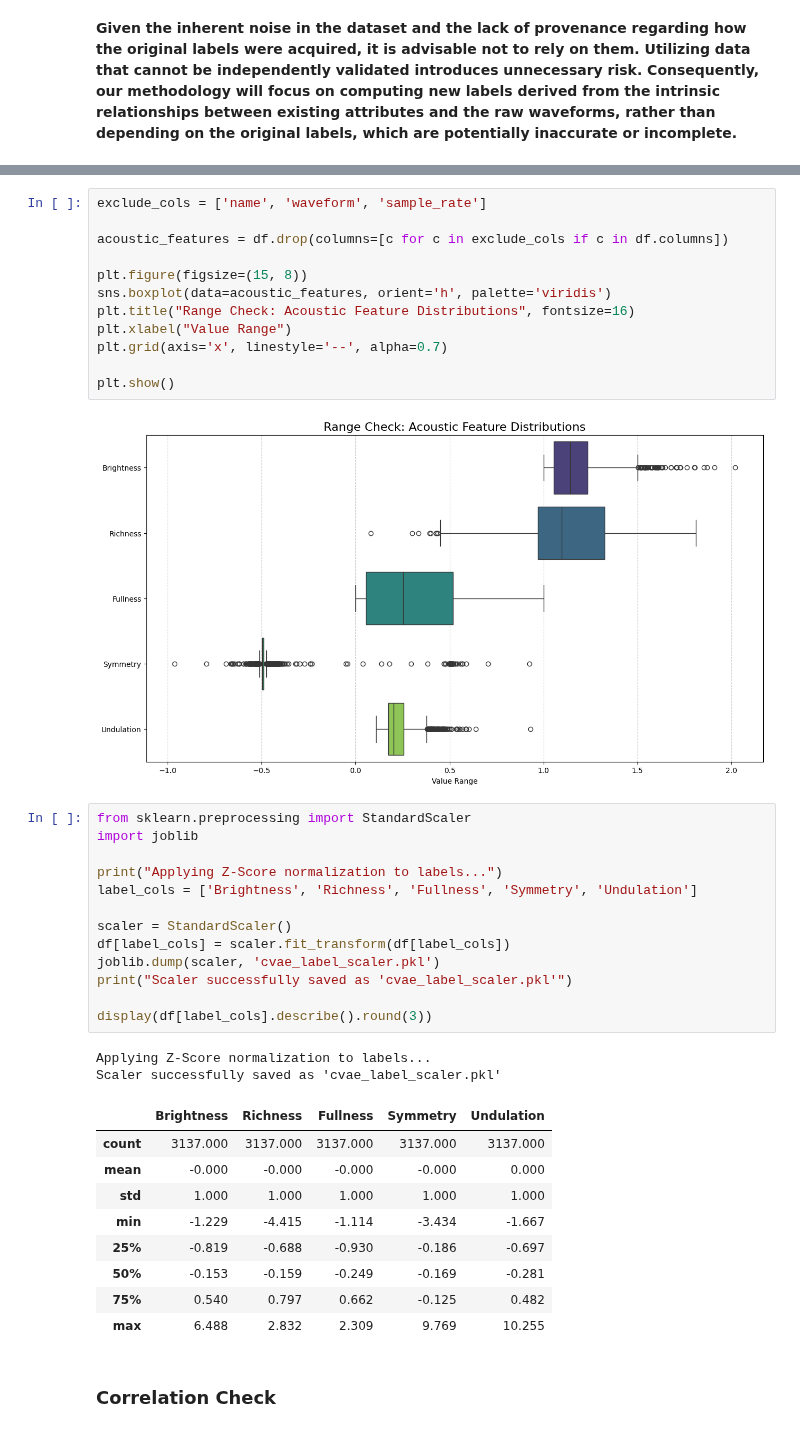
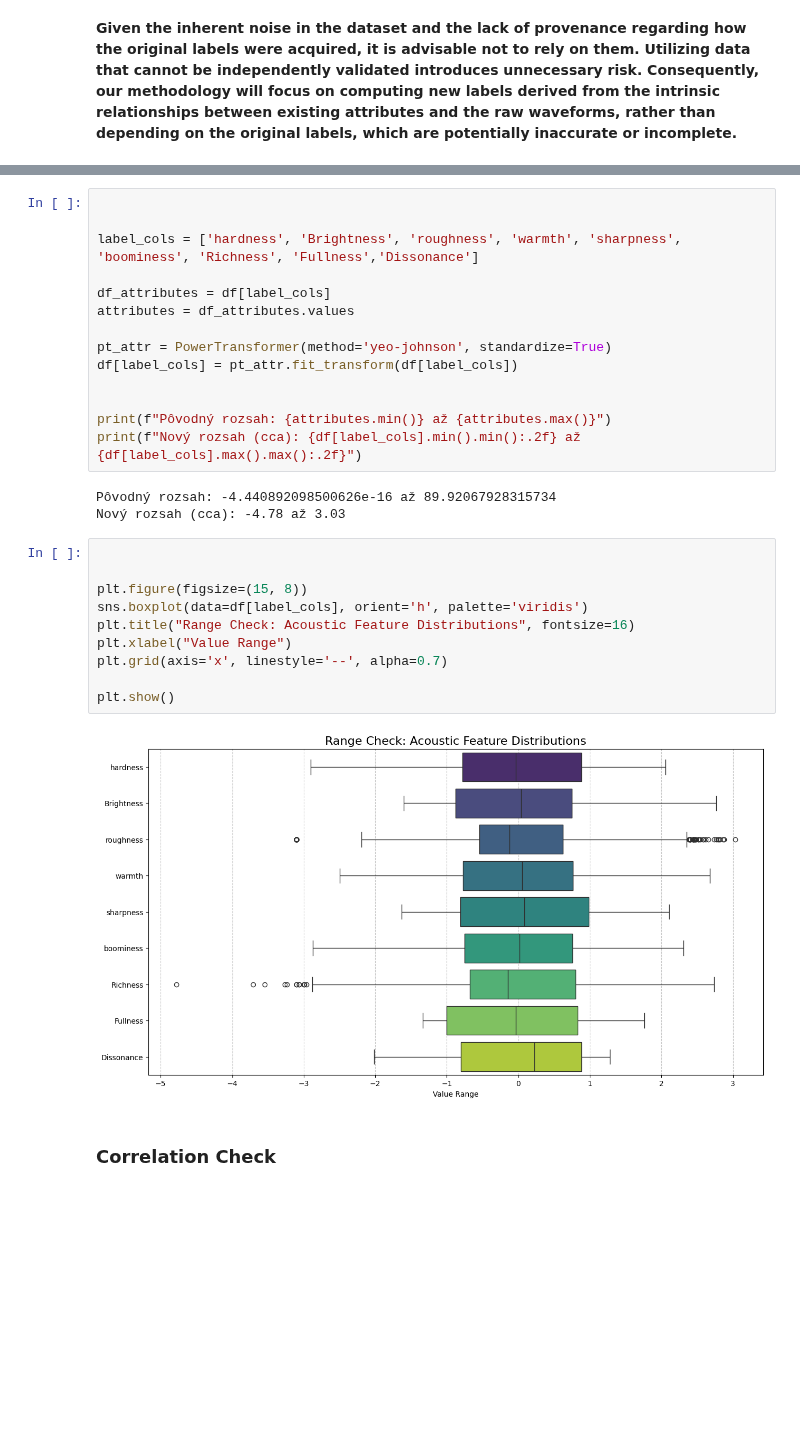
Before and after one commit to kika007/WavetableCVAE_analysis, a Jupyter notebook: json_analysis.ipynb, the cells around one changed output, grey strips where cells are left out. Cells and saved outputs as stored; diff of their text form; blank space fills up the shorter version.

```diff
--- a/json_analysis.ipynb
+++ b/json_analysis.ipynb
@@ -640,42 +636,32 @@ Done! DataFrame now contains 5 new mathematical labels.
-# %%
-exclude_cols = ['name', 'waveform', 'sample_rate']
-
-acoustic_features = df.drop(columns=[c for c in exclude_cols if c in df.columns])
-
-plt.figure(figsize=(15, 8))
-sns.boxplot(data=acoustic_features, orient='h', palette='viridis')
-plt.title("Range Check: Acoustic Feature Distributions", fontsize=16)
-plt.xlabel("Value Range")
-plt.grid(axis='x', linestyle='--', alpha=0.7)
-
-plt.show()
-# %% [output]
-[figure, removed]
 # %%
-from sklearn.preprocessing import StandardScaler
-import joblib
 
-print("Applying Z-Score normalization to labels...")
-label_cols = ['Brightness', 'Richness', 'Fullness', 'Symmetry', 'Undulation']
 
-scaler = StandardScaler()
-df[label_cols] = scaler.fit_transform(df[label_cols])
-joblib.dump(scaler, 'cvae_label_scaler.pkl')
-print("Scaler successfully saved as 'cvae_label_scaler.pkl'")
+label_cols = ['hardness', 'Brightness', 'roughness', 'warmth', 'sharpness', 'boominess', 'Richness', 'Fullness','Dissonance']
 
-display(df[label_cols].describe().round(3))
+df_attributes = df[label_cols]
+attributes = df_attributes.values
+
+pt_attr = PowerTransformer(method='yeo-johnson', standardize=True)
+df[label_cols] = pt_attr.fit_transform(df[label_cols])
+
+
+print(f"Pôvodný rozsah: {attributes.min()} až {attributes.max()}")
+print(f"Nový rozsah (cca): {df[label_cols].min().min():.2f} až {df[label_cols].max().max():.2f}")
 # %% [output]
-Applying Z-Score normalization to labels...
-Scaler successfully saved as 'cvae_label_scaler.pkl'
+Pôvodný rozsah: -4.440892098500626e-16 až 89.92067928315734
+Nový rozsah (cca): -4.78 až 3.03
-|  | Brightness | Richness | Fullness | Symmetry | Undulation |
-| count | 3137.000 | 3137.000 | 3137.000 | 3137.000 | 3137.000 |
-| mean | -0.000 | -0.000 | -0.000 | -0.000 | 0.000 |
-| std | 1.000 | 1.000 | 1.000 | 1.000 | 1.000 |
-| min | -1.229 | -4.415 | -1.114 | -3.434 | -1.667 |
-| 25% | -0.819 | -0.688 | -0.930 | -0.186 | -0.697 |
-| 50% | -0.153 | -0.159 | -0.249 | -0.169 | -0.281 |
-| 75% | 0.540 | 0.797 | 0.662 | -0.125 | 0.482 |
-| max | 6.488 | 2.832 | 2.309 | 9.769 | 10.255 |
+# %%
+
+
+plt.figure(figsize=(15, 8))
+sns.boxplot(data=df[label_cols], orient='h', palette='viridis')
+plt.title("Range Check: Acoustic Feature Distributions", fontsize=16)
+plt.xlabel("Value Range")
+plt.grid(axis='x', linestyle='--', alpha=0.7)
+
+plt.show()
+# %% [output]
+[figure, added]
 # %% [markdown]
 ### Correlation Check
 # %%
```
Also changed, not shown: parts of 17 cells of this notebook, 4 other files.
